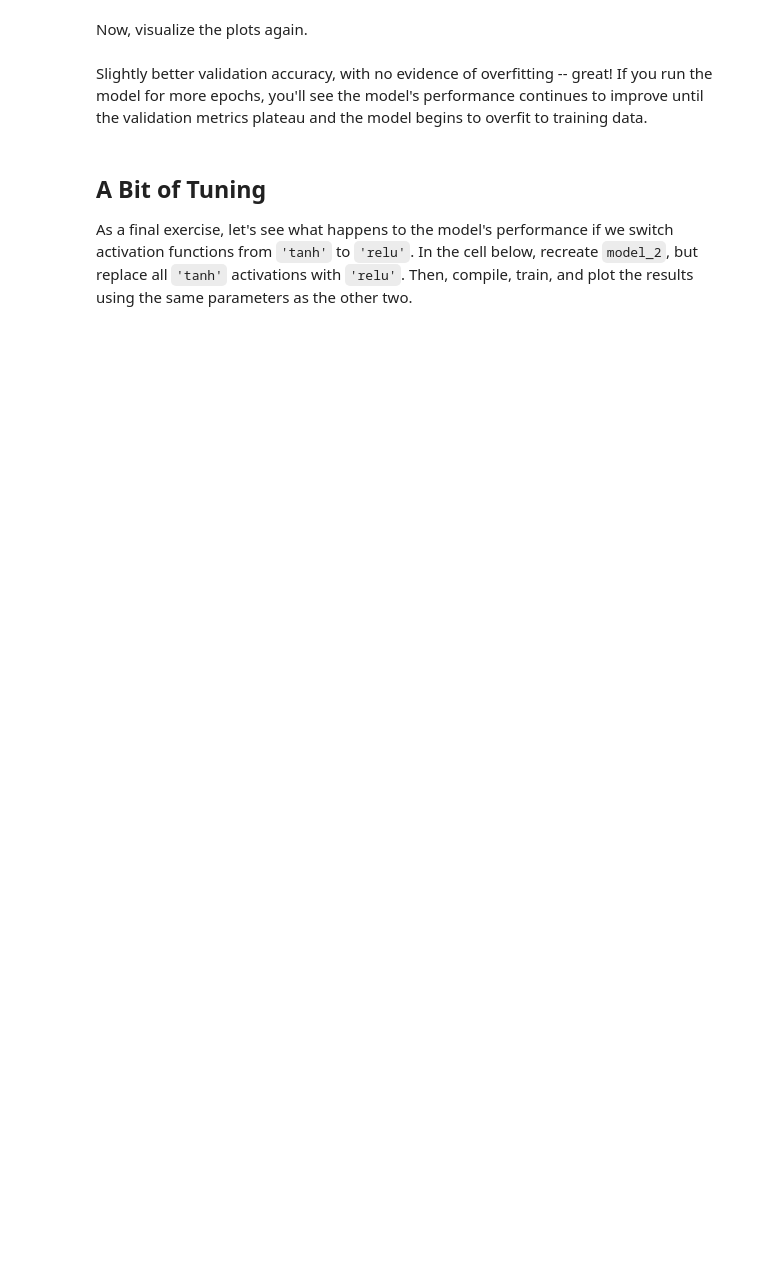
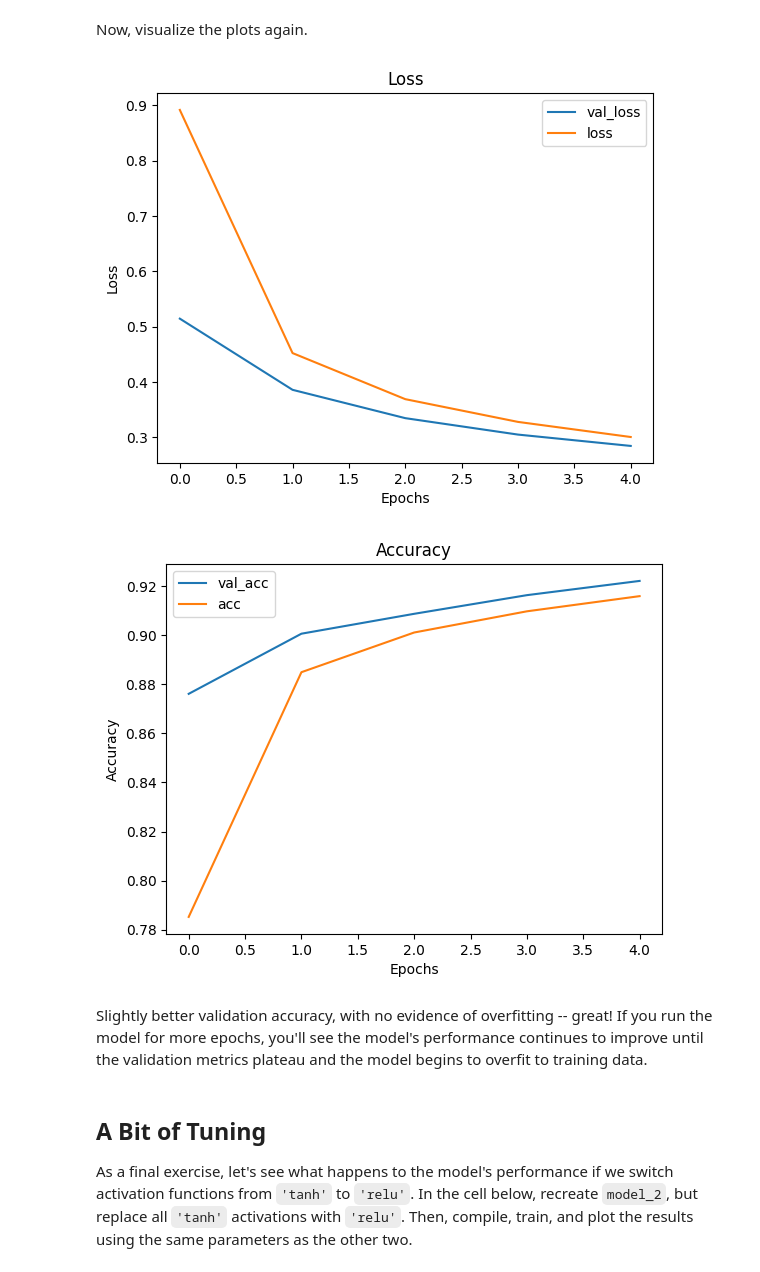
Before and after one commit to dev-ezzy/dsc-image-classification-with-mlps-lab, a Jupyter notebook: index.ipynb, the cells around one changed output. Saved outputs shown, nothing was run; the diff lists cells and outputs as text; code cells hidden in the pictures; blank space fills up the shorter version.

```diff
--- a/index.ipynb
+++ b/index.ipynb
@@ -253,2 +251,7 @@ model_2 = None
+# %%
+model_2 = Sequential()
+model_2.add(Dense(64, activation= "tanh", input_shape = (784, )))
+model_2.add(Dense(32, activation= "tanh"))
+model_2.add(Dense(10, activation= "softmax"))
 # %% [markdown]
 Let's quickly inspect the `.summary()` of the model again, to see how many new trainable parameters this extra hidden layer has introduced.
@@ -260,0 +280,6 @@ results_2 = None
+# %%
+model_2.compile(optimizer= "sgd", loss= "categorical_crossentropy",
+                metrics= ["acc"], run_eagerly= True)
+# %%
+results_2 = model_2.fit(X_train, y_train, epochs= 5, batch_size= 64,
+                        validation_data= (X_test, y_test))
@@ -261,5 +299,10 @@ results_2 = None
 # %% [markdown]
 Now, visualize the plots again.
+# %%
+visualize_training_results(results_2)
+# %% [output]
+[figure, added]
+[figure, added]
 # %% [markdown]
 Slightly better validation accuracy, with no evidence of overfitting -- great! If you run the model for more epochs, you'll see the model's performance continues to improve until the validation metrics plateau and the model begins to overfit to training data.
 # %% [markdown]
```
Also changed, not shown: parts of 10 cells of this notebook.
